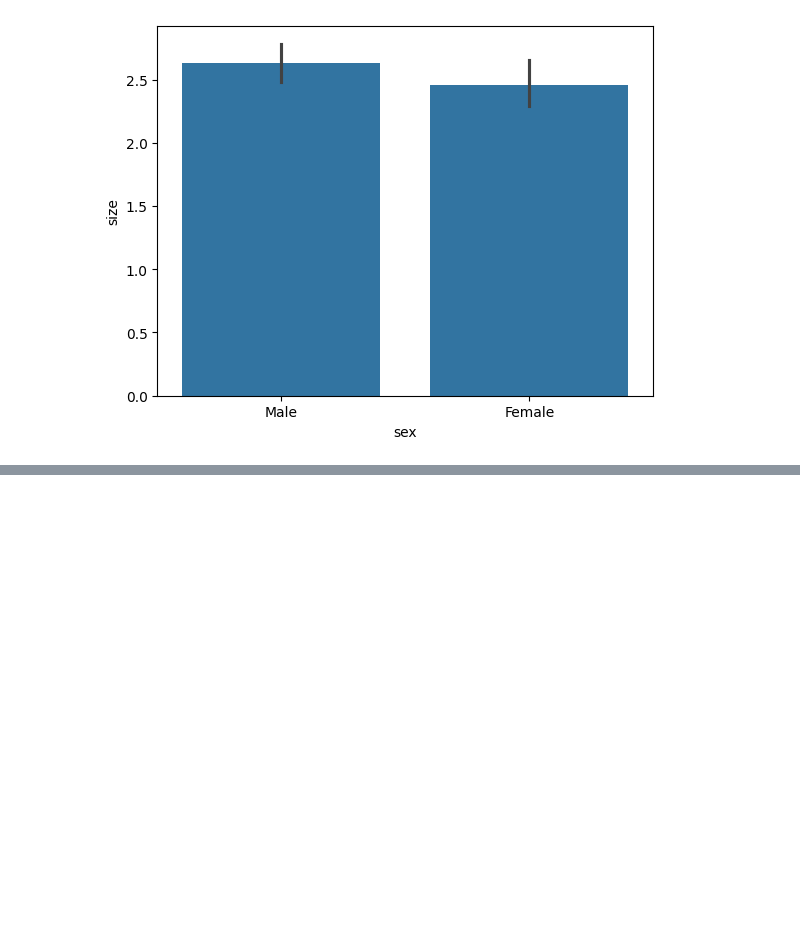
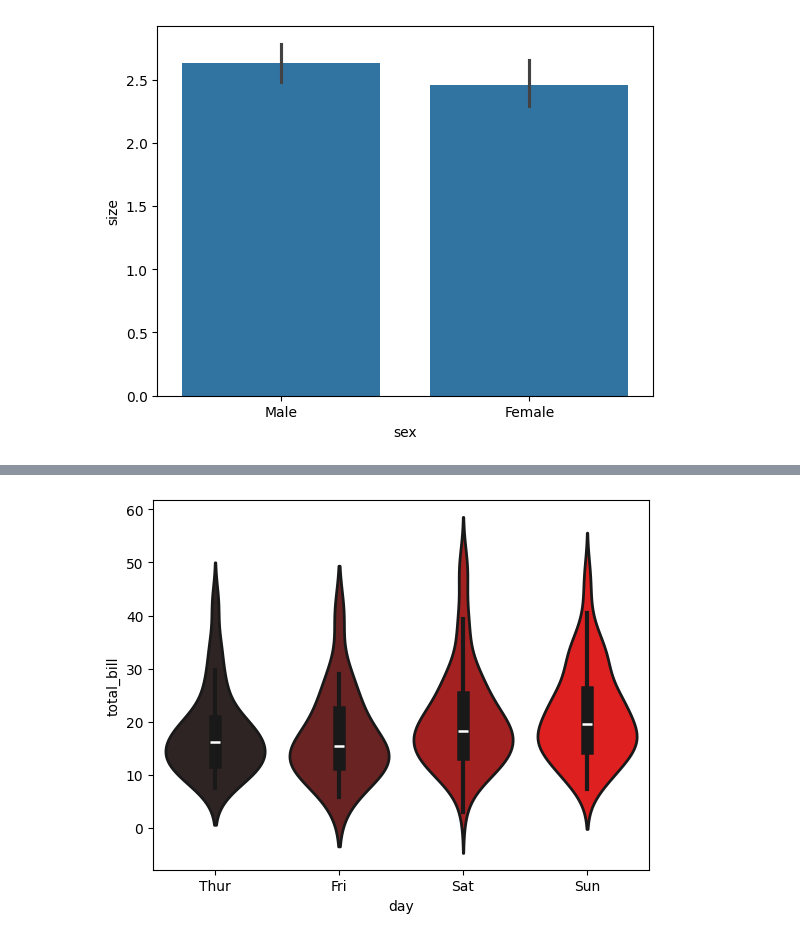
Before and after one commit to Srishti36912/python, a Jupyter notebook: python seaborn online/seaborn.ipynb, the cells around one changed output, grey strips where cells are left out. Cells and saved outputs as stored; diff of their text form; code cells hidden in the pictures; blank space fills up the shorter version.

```diff
--- a/python seaborn online/seaborn.ipynb
+++ b/python seaborn online/seaborn.ipynb
@@ -271,0 +300,5 @@ plt.show()
+# %%
+sns.violinplot(x='day', y='total_bill', data=var, linewidth=2,hue='day', palette='dark:r') # palette='Dark2', saturation=0.4
+plt.show()
+# %% [output]
+[figure, added]
```
Also changed, not shown: parts of 8 cells of this notebook.
